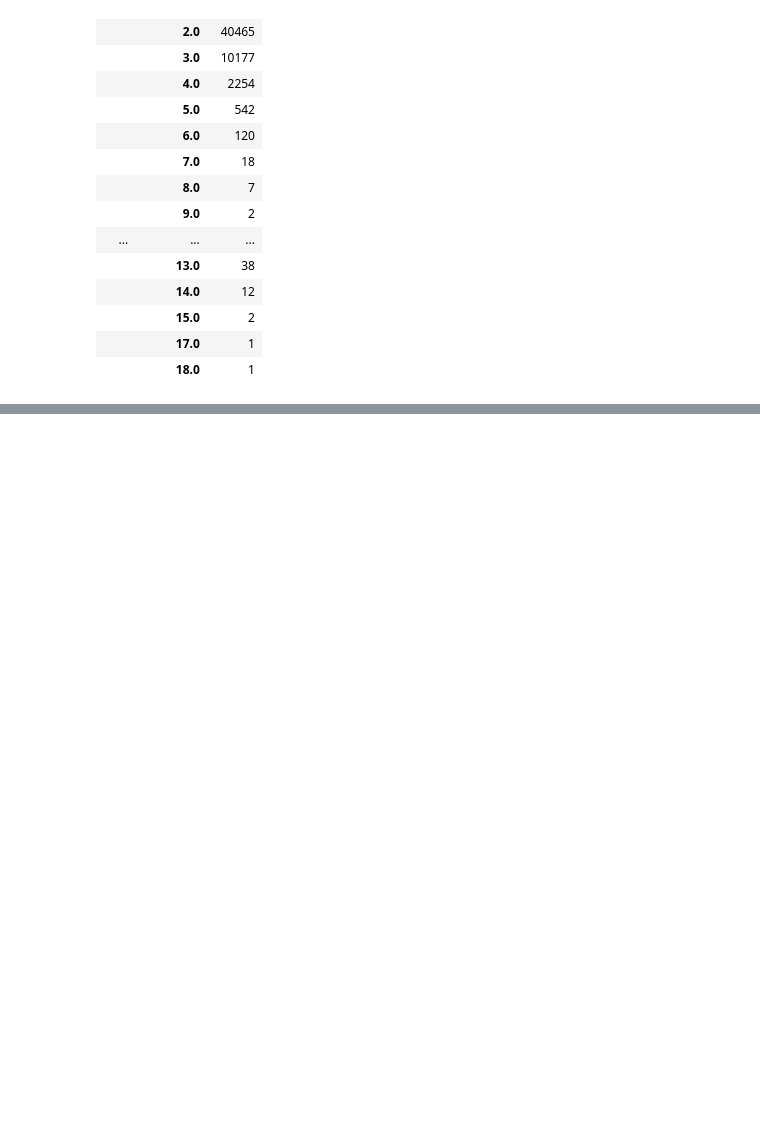
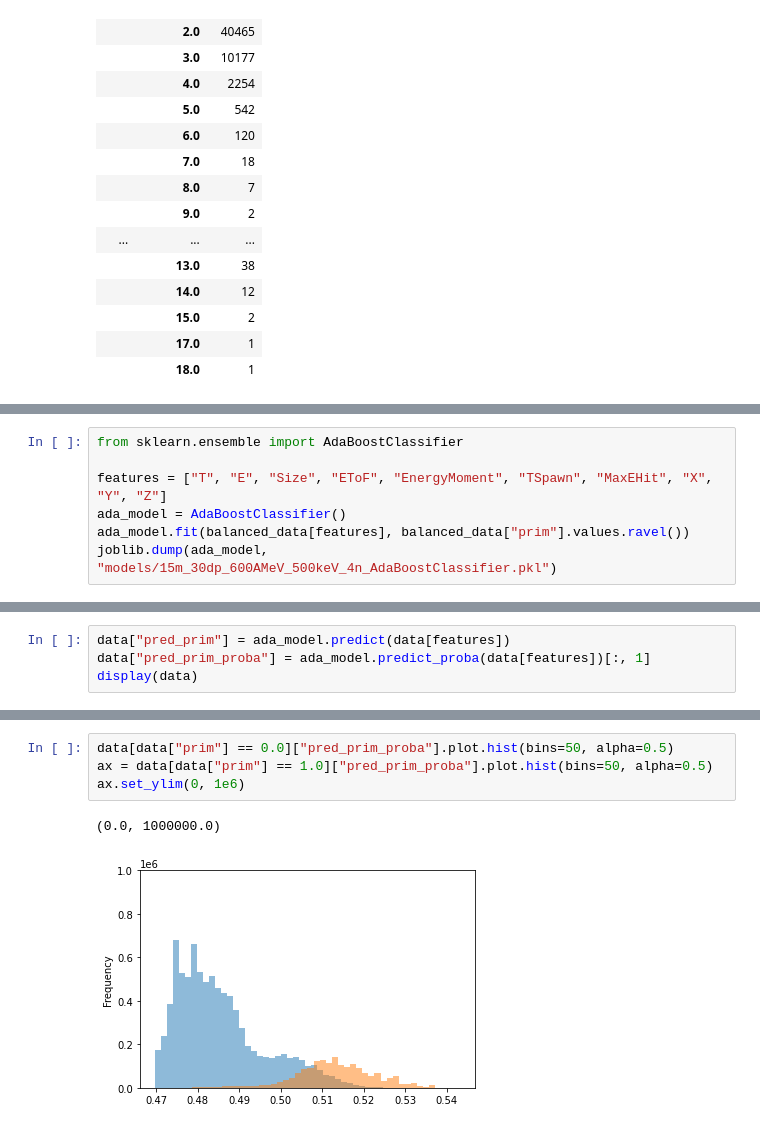
Before and after one commit to janmayer/NeuLAND-reconstruction-ml, a Jupyter notebook: clusterfeature/04-train-details.ipynb, the cells around one changed output, grey strips where cells are left out. Cells and saved outputs as stored; diff of their text form; blank space fills up the shorter version.

```diff
--- a/clusterfeature/04-train-details.ipynb
+++ b/clusterfeature/04-train-details.ipynb
@@ -161,0 +166,7 @@ display(mult)
+# %%
+from sklearn.ensemble import AdaBoostClassifier
+
+features = ["T", "E", "Size", "EToF", "EnergyMoment", "TSpawn", "MaxEHit", "X", "Y", "Z"]
+ada_model = AdaBoostClassifier()
+ada_model.fit(balanced_data[features], balanced_data["prim"].values.ravel())
+joblib.dump(ada_model, "models/15m_30dp_600AMeV_500keV_4n_AdaBoostClassifier.pkl")
@@ -161,0 +175,4 @@ display(mult)
+# %%
+data["pred_prim"] = ada_model.predict(data[features])
+data["pred_prim_proba"] = ada_model.predict_proba(data[features])[:, 1]
+display(data)
@@ -161,0 +193,7 @@ display(mult)
+# %%
+data[data["prim"] == 0.0]["pred_prim_proba"].plot.hist(bins=50, alpha=0.5)
+ax = data[data["prim"] == 1.0]["pred_prim_proba"].plot.hist(bins=50, alpha=0.5)
+ax.set_ylim(0, 1e6)
+# %% [output]
+(0.0, 1000000.0)
+[figure, added]
```
Also changed, not shown: parts of 4 cells of this notebook, 12 other files.
